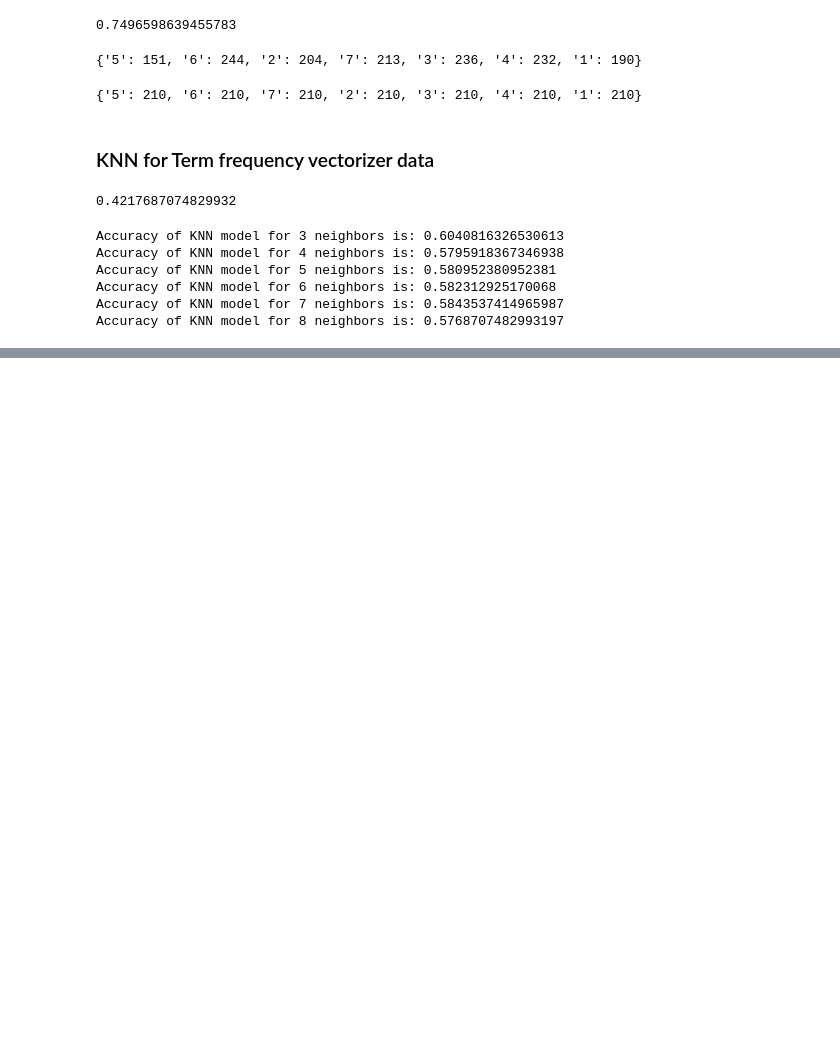
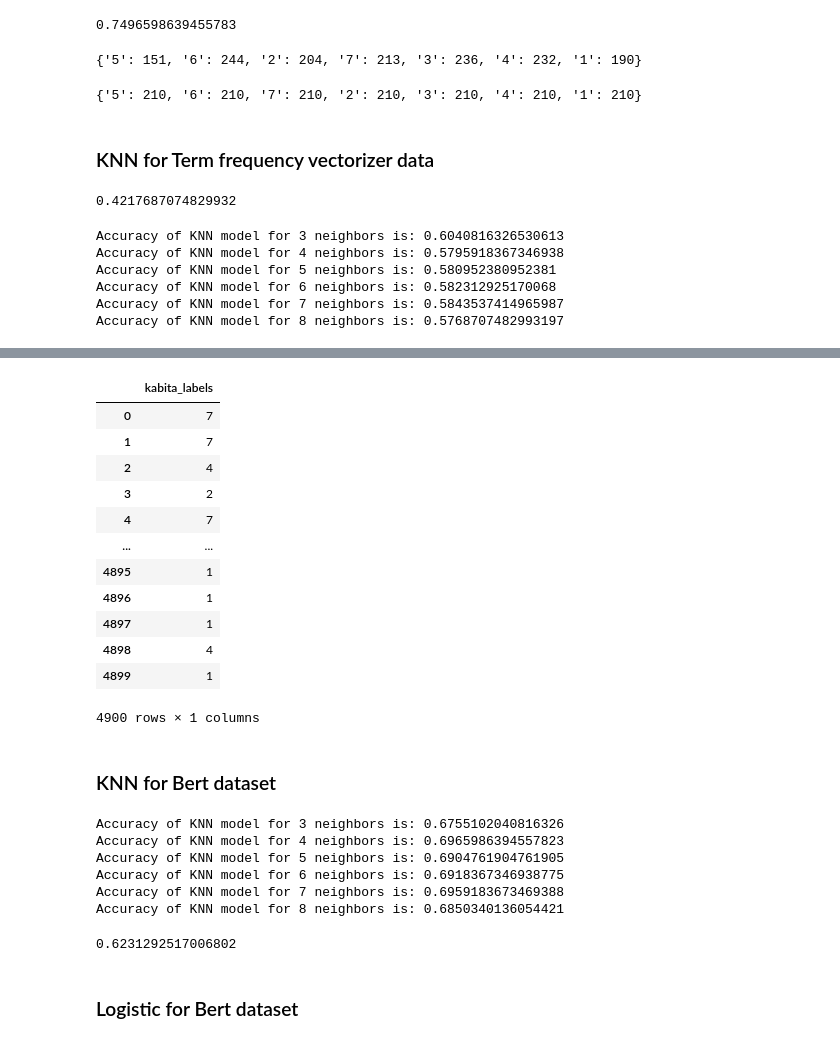
Before and after one commit to murthyrouthula03/notatall, a Jupyter notebook: Codes/trails/code1_dividing_dataset.ipynb, the cells around one changed output, grey strips where cells are left out. Drawn from its saved outputs; the diff is of its cells as text; code cells hidden in the pictures; blank space fills up the shorter version.

```diff
--- a/Codes/trails/code1_dividing_dataset.ipynb
+++ b/Codes/trails/code1_dividing_dataset.ipynb
@@ -328,0 +347,18 @@ None of PyTorch, TensorFlow >= 2.0, or Flax have been found. Models won't be ava
+# %%
+# Reading labels
+labels_df = pd.read_csv(pwd+"//kabita_dataset_labels.csv")
+labels_df
+# %% [output]
+|  | kabita_labels |
+| 0 | 7 |
+| 1 | 7 |
+| 2 | 4 |
+| 3 | 2 |
+| 4 | 7 |
+| ... | ... |
+| 4895 | 1 |
+| 4896 | 1 |
+| 4897 | 1 |
+| 4898 | 4 |
+| 4899 | 1 |
+4900 rows × 1 columns
@@ -328,0 +368,28 @@ None of PyTorch, TensorFlow >= 2.0, or Flax have been found. Models won't be ava
+# %% [markdown]
+### KNN for Bert dataset
+# %%
+# checking the accuracies of neighbors in [3, 4, 5, 6, 7, 8] for KNN
+neighbors_list = [3, 4, 5, 6, 7, 8]
+for x in neighbors_list:
+    bert_knn_model = KNeighborsClassifier(n_neighbors=x)
+    bert_knn_model.fit(x_train,y_train)
+    print("Accuracy of KNN model for {} neighbors is:".format(str(x)),
+          bert_knn_model.score(x_test,y_test))
+# %% [output]
+Accuracy of KNN model for 3 neighbors is: 0.6755102040816326
+Accuracy of KNN model for 4 neighbors is: 0.6965986394557823
+Accuracy of KNN model for 5 neighbors is: 0.6904761904761905
+Accuracy of KNN model for 6 neighbors is: 0.6918367346938775
+Accuracy of KNN model for 7 neighbors is: 0.6959183673469388
+Accuracy of KNN model for 8 neighbors is: 0.6850340136054421
+# %%
+# applying KNN algorithm
+# taking squareroot(n) as k value. as total rows are 4900, k-value = 70
+bert_knn_model = KNeighborsClassifier(n_neighbors=70)
+bert_knn_model.fit(x_train,y_train)
+bert_knn_pred_val = bert_knn_model.predict(x_test)
+bert_knn_model.score(x_test,y_test)
+# %% [output]
+0.6231292517006802
+# %% [markdown]
+### Logistic for Bert dataset
```
Also changed, not shown: parts of 22 cells of this notebook, 3 other files.
